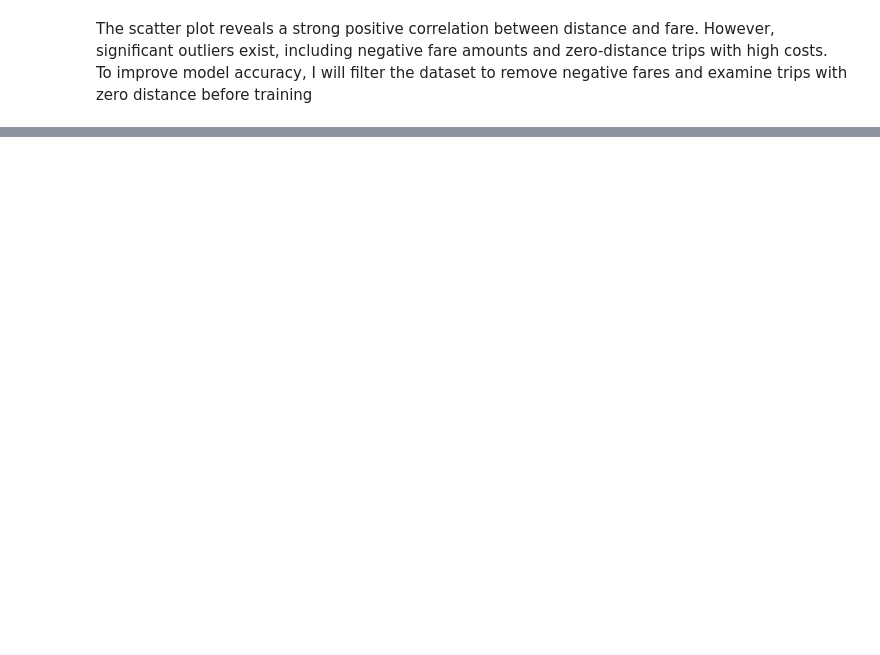
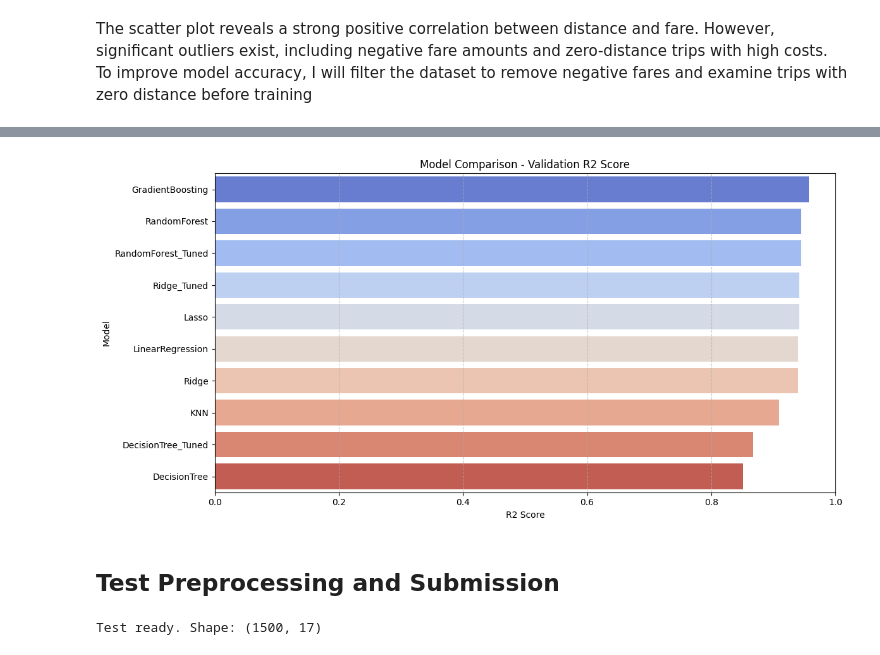
Before and after one commit to vidhatrihr/machine-learning-practices, a Jupyter notebook: kaggle-assignment-1/main.ipynb, the cells around one changed output, grey strips where cells are left out. Drawn from its saved outputs; the diff is of its cells as text; code cells hidden in the pictures; blank space fills up the shorter version.

```diff
--- a/kaggle-assignment-1/main.ipynb
+++ b/kaggle-assignment-1/main.ipynb
@@ -252,0 +347,7 @@ Data is now Scaled and Encoded. Ready for Model Building!
+# %%
+from sklearn.model_selection import train_test_split
+
+X_tr,   X_val,   y_tr, y_val = train_test_split(X, y, test_size=0.2, random_state=42)
+X_tr_s, X_val_s, _,   _ = train_test_split(X_scaled,  y, test_size=0.2, random_state=42)
+
+print(f"Train: {X_tr.shape}, Val: {X_val.shape}")
@@ -252,0 +421,12 @@ Data is now Scaled and Encoded. Ready for Model Building!
+# %%
+dt_grid = GridSearchCV(
+    DecisionTreeRegressor(random_state=42),
+    {'max_depth': [5, 10, 20, None], 'min_samples_split': [
+        2, 5, 10], 'min_samples_leaf': [1, 2, 4]},
+    cv=3, scoring='r2', n_jobs=-1, verbose=1
+)
+dt_grid.fit(X_tr, y_tr)
+score = r2_score(y_val, dt_grid.best_estimator_.predict(X_val))
+results["DecisionTree_Tuned"] = round(score, 4)
+print(f"Best params: {dt_grid.best_params_}")
+print(f"DecisionTree_Tuned R2: {score:.4f}")
@@ -252,0 +444,11 @@ Data is now Scaled and Encoded. Ready for Model Building!
+# %%
+rf_grid = GridSearchCV(
+    RandomForestRegressor(random_state=42, n_jobs=-1),
+    {'n_estimators': [100, 200], 'max_depth': [10, 20, None], 'min_samples_split': [2, 5]},
+    cv=3, scoring='r2', n_jobs=-1, verbose=1
+)
+rf_grid.fit(X_tr, y_tr)
+score = r2_score(y_val, rf_grid.best_estimator_.predict(X_val))
+results["RandomForest_Tuned"] = round(score, 4)
+print(f"Best params: {rf_grid.best_params_}")
+print(f"RandomForest_Tuned R2: {score:.4f}")
@@ -252,0 +467,4 @@ Data is now Scaled and Encoded. Ready for Model Building!
+# %%
+results_df = pd.DataFrame(results.items(), columns=['Model', 'R2_Score'])
+results_df = results_df.sort_values('R2_Score', ascending=False).reset_index(drop=True)
+display(results_df)
@@ -252,0 +483,36 @@ Data is now Scaled and Encoded. Ready for Model Building!
+# %%
+_ = plt.figure(figsize=(12, 6))
+_ = sns.barplot(data=results_df, x='R2_Score', y='Model', palette='coolwarm')
+_ = plt.title('Model Comparison - Validation R2 Score')
+_ = plt.xlabel('R2 Score')
+_ = plt.xlim(0, 1)
+_ = plt.grid(axis='x', linestyle='--', alpha=0.7)
+_ = plt.tight_layout()
+# %% [output]
+[figure, added]
+# %% [markdown]
+## Test Preprocessing and Submission
+# %%
+test_df = pd.read_csv(DATA_DIR / "test.csv")
+sample_sub = pd.read_csv(DATA_DIR / "sample_submission.csv")
+
+X_test = test_df[feature_cols].copy()
+
+if 'store_and_fwd_flag' in X_test.columns:
+  X_test['store_and_fwd_flag'] = X_test['store_and_fwd_flag'].map({'Y': 1, 'N': 0})
+
+cat_cols_test = X_test.select_dtypes(include='object').columns.tolist()
+if cat_cols_test:
+  X_test = pd.get_dummies(X_test, columns=cat_cols_test, drop_first=True)
+
+X_test = X_test.reindex(columns=X.columns, fill_value=0)
+
+for col in X_test.columns:
+  if X_test[col].isnull().any():
+    X_test[col] = X_test[col].fillna(X_test[col].median())
+
+X_test_scaled = pd.DataFrame(scaler.transform(X_test), columns=X.columns)
+
+print(f"Test ready. Shape: {X_test.shape}")
+# %% [output]
+Test ready. Shape: (1500, 17)
```
Also changed, not shown: parts of 41 cells of this notebook, 3 other files.
